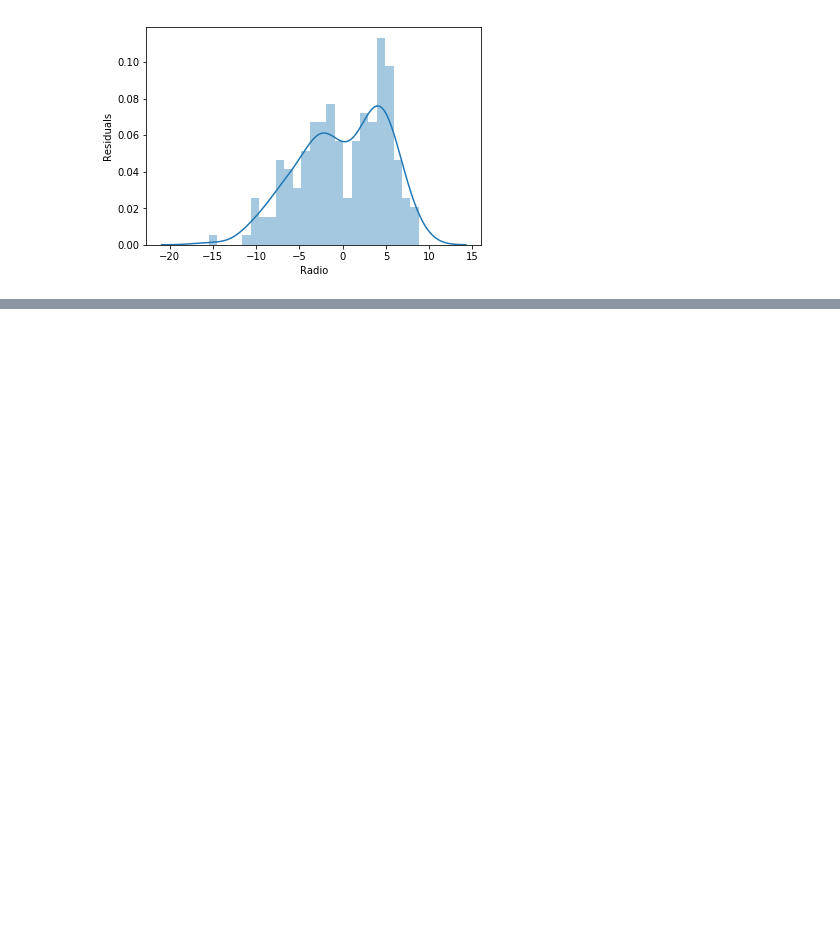
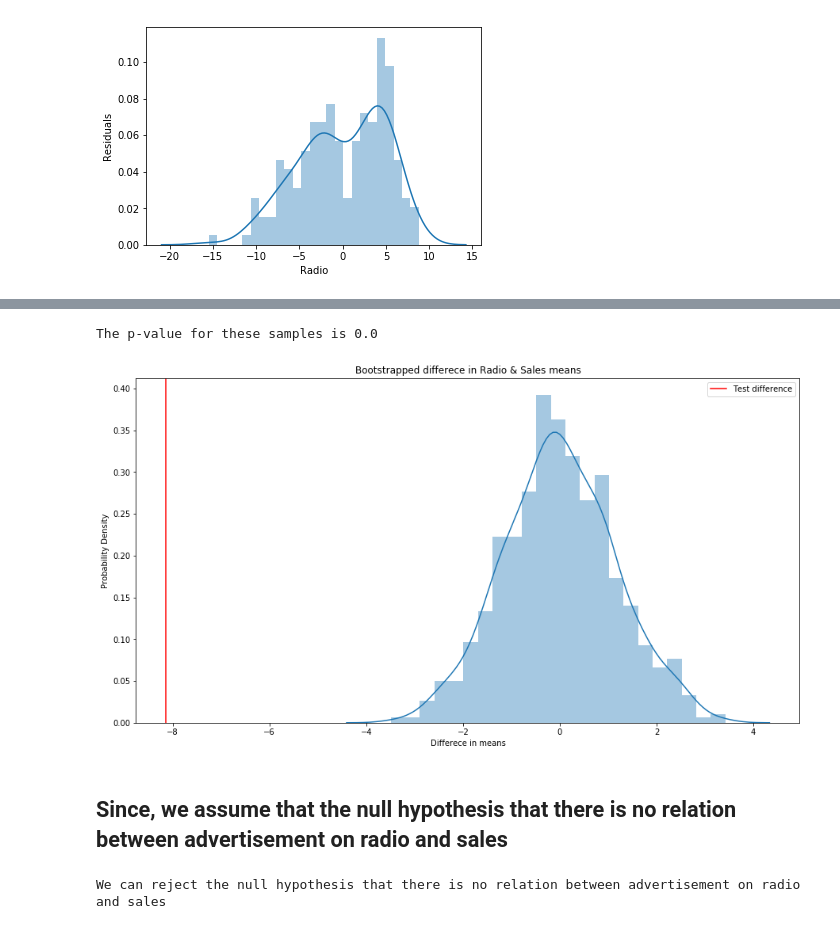
Before and after one commit to Abhishek768/sales_prediction, a Jupyter notebook: sales_prediction.ipynb, the cells around one changed output, grey strips where cells are left out. Cells and saved outputs as stored; diff of their text form; code cells hidden in the pictures; blank space fills up the shorter version.

```diff
--- a/sales_prediction.ipynb
+++ b/sales_prediction.ipynb
@@ -438,0 +446,40 @@ Text(0, 0.5, 'Residuals')
+# %%
+def difference_of_means(x,y):
+    return (np.mean(y) -  np.mean(x))
+
+def test_null(x,y, iters = 1000):
+    new = np.concatenate([x,y])
+    means_diff = np.zeros(iters)
+    for i in range(iters):
+        resample_data = resample(new)
+        xx, yy = resample_data[:len(x)], resample_data[len(x):]
+        means_diff[i] = difference_of_means(xx,yy)
+    return means_diff
+
+def pvalue(null_hypothesis, x, y):
+    return (np.sum(null_hypothesis > difference_of_means(x, y)) / len(null_hypothesis))
+# %%
+#getting null values
+null_hypothesis = test_null(ad_data['Radio'], ad_data['Sales'])
+p_value = pvalue(null_hypothesis, ad_data['Sales'], ad_data['Radio'])
+# %%
+plt.figure(figsize=(15,8))
+sns.distplot(null_hypothesis)
+plt.title('Bootstrapped differece in Radio & Sales means')
+plt.xlabel('Differece in means')
+plt.ylabel('Probability Density')
+plt.axvline(ad_data['Sales'].mean() - ad_data['Radio'].mean(), color='red', label='Test difference')
+plt.legend()
+print("The p-value for these samples is {0}".format(p_value))
+# %% [output]
+The p-value for these samples is 0.0
+[figure, added]
+# %% [markdown]
+## Since, we assume that the null hypothesis that there is no relation between advertisement on radio and sales
+# %%
+if p_value < 0.05:
+    print('We can reject the null hypothesis that there is no relation between advertisement on radio and sales')
+else:
+    print('We can not reject the null hypothesis that there is no relation between advertisement on radio and sales')
+# %% [output]
+We can reject the null hypothesis that there is no relation between advertisement on radio and sales
```
Also changed, not shown: parts of 15 cells of this notebook.
